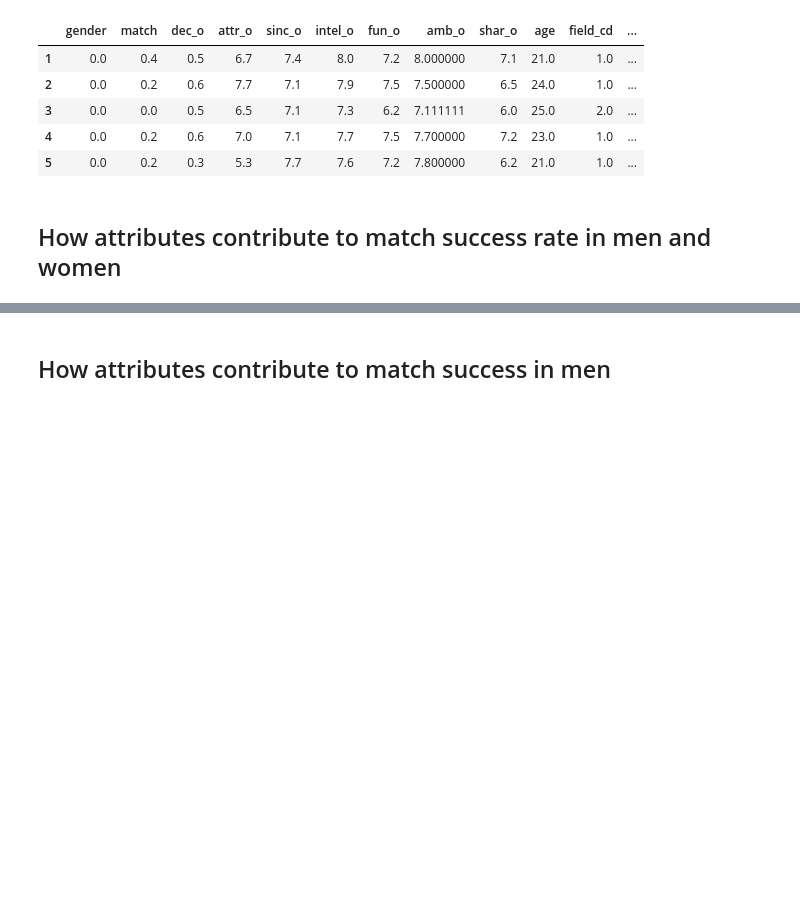
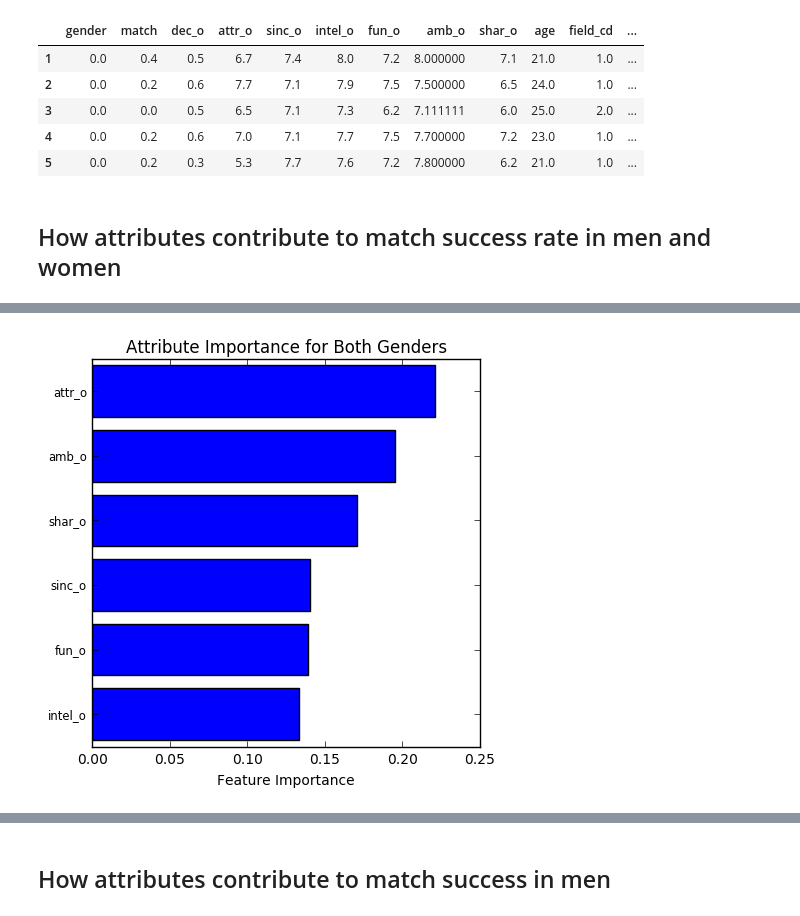
Before and after one commit to magescher/DataScience_SpeedDatingExperiment, a Jupyter notebook: SpeedDating.ipynb, the cells around one changed output, grey strips where cells are left out. Cells and saved outputs as stored; diff of their text form; code cells hidden in the pictures; blank space fills up the shorter version.

```diff
--- a/SpeedDating.ipynb
+++ b/SpeedDating.ipynb
@@ -355,0 +368,18 @@ shar_o         0.0321      0.014      2.333      0.020         0.005     0.059
+# %%
+y=lookup["dec_o"]
+x=lookup[["attr_o","sinc_o","intel_o","fun_o","amb_o","shar_o"]]
+x_train,x_test,y_train,y_test=train_test_split(x,y,test_size=.2,random_state=42)
+gbr=GradientBoostingRegressor()
+gbr.fit(x_train,y_train)
+
+feature_importance = gbr.feature_importances_
+sorted_idx = np.argsort(feature_importance)
+pos = np.arange(sorted_idx.shape[0]) + .5
+plt.figure(figsize=(5,5))
+plt.barh(pos, feature_importance[sorted_idx], align='center')
+plt.yticks(pos, x[sorted_idx],size="small")
+plt.xlabel('Feature Importance')
+plt.title('Attribute Importance for Both Genders')
+plt.show()
+# %% [output]
+[figure, added]
```
Also changed, not shown: parts of 39 cells of this notebook.
